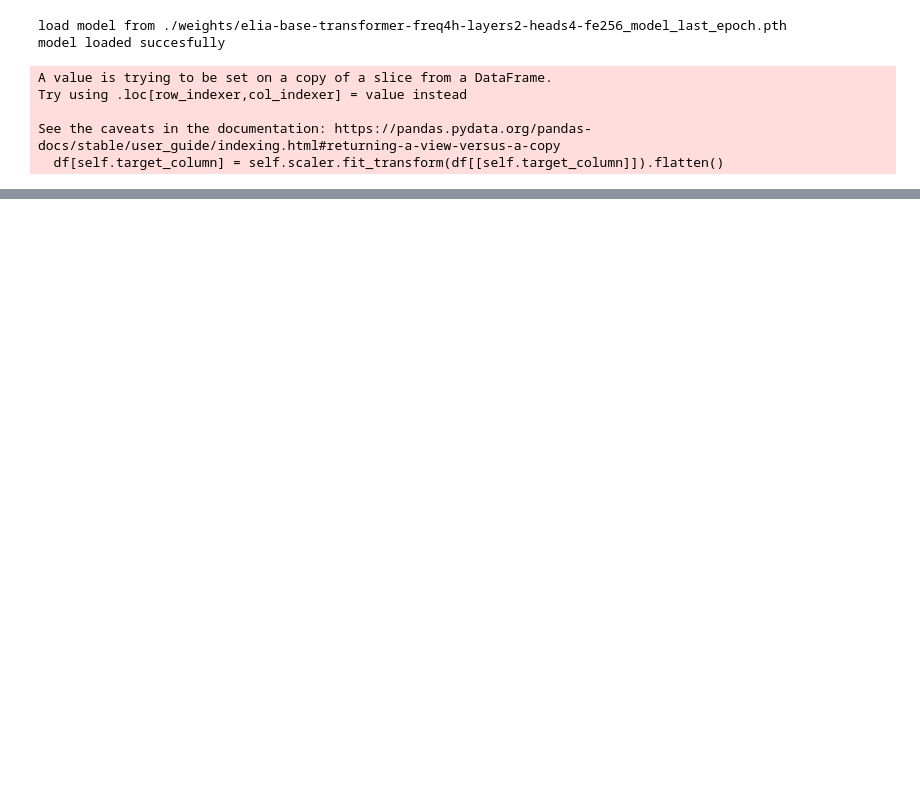
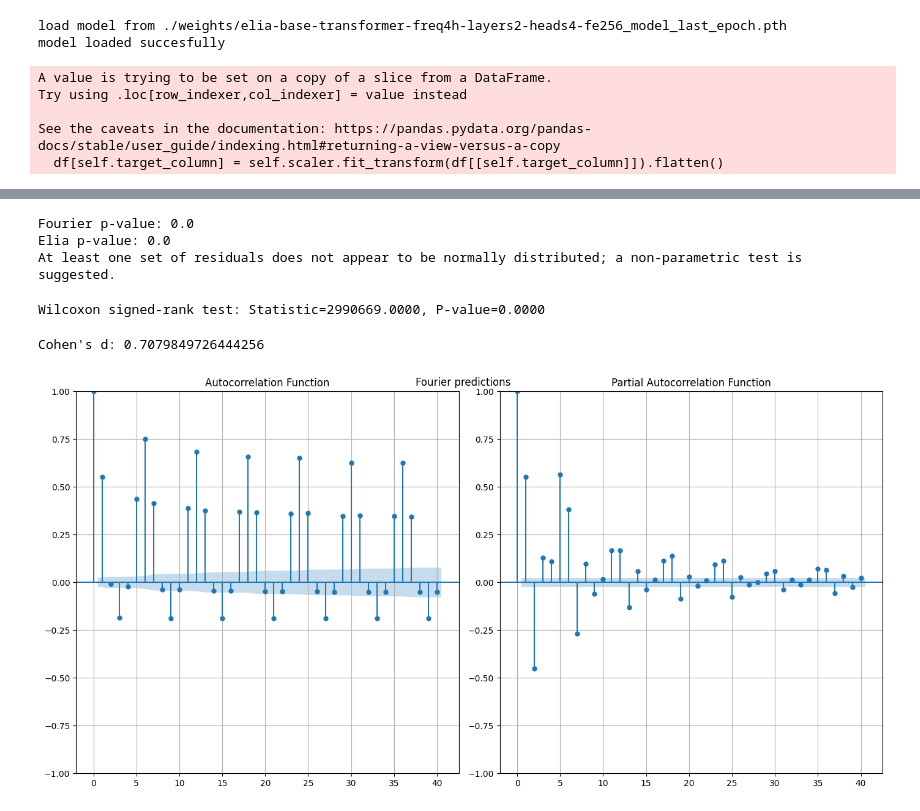
Before and after one commit to avhou/dne, a Jupyter notebook: code/elia_predictions_vs_timeseries_transformer.ipynb, the cells around one changed output, grey strips where cells are left out. Drawn from its saved outputs; the diff is of its cells as text; code cells hidden in the pictures; blank space fills up the shorter version.

Commit message:
Add stats

```diff
--- a/code/elia_predictions_vs_timeseries_transformer.ipynb
+++ b/code/elia_predictions_vs_timeseries_transformer.ipynb
@@ -20,7 +20,8 @@ from building_blocks import *
 # This is used to plot the graph for {PREDICT_N_STEPS} steps because the full test set is to large to make plots
 PREDICT_N_STEPS = 150
 
-device = "cuda" if torch.cuda.is_available() else "cpu"
+#device = "cuda" if torch.cuda.is_available() else "cpu"
+device = "cpu"
 frequencies = ["4h"]
 layers = [2]
 heads = [4]
@@ -102,0 +103,25 @@ test_df.head()
+# %%
+from scipy.stats import shapiro, wilcoxon
+
+test_df['residuals_fourier'] = test_df['Corrected Upscaled Measurement [MW]'] - test_df['predictions']
+test_df['residuals_elia'] = test_df['Corrected Upscaled Measurement [MW]'] - test_df['Most recent forecast [MW]']
+
+stat_model_fourier, p_model_fourier = shapiro(test_df['residuals_fourier'])
+stat_model_elia, p_model_elia = shapiro(test_df['residuals_elia'])
+
+print(f"Fourier p-value: {p_model_fourier}\nElia p-value: {p_model_elia}")
+
+if p_model_fourier > 0.05 and p_model_elia > 0.05:
+    print("Both sets of residuals appear to be normally distributed; suitable for parametric test.")
+else:
+    print("At least one set of residuals does not appear to be normally distributed; a non-parametric test is suggested.")
+# %% [output]
+Fourier p-value: 0.0
+Elia p-value: 0.0
+At least one set of residuals does not appear to be normally distributed; a non-parametric test is suggested.
+# %%
+# Wilcoxon signed-rank test for non-normally distributed residuals
+w_stat, w_p_value = wilcoxon(test_df['residuals_fourier'], test_df['residuals_elia'])
+print(f'Wilcoxon signed-rank test: Statistic={w_stat:.4f}, P-value={w_p_value:.4f}')
+# %% [output]
+Wilcoxon signed-rank test: Statistic=2990669.0000, P-value=0.0000
@@ -102,0 +144,23 @@ test_df.head()
+# %%
+effect_size = cohen_d(test_df['residuals_fourier'], test_df['residuals_elia'])
+print("Cohen's d:", effect_size)
+# %% [output]
+Cohen's d: 0.7079849726444256
+# %%
+from statsmodels.graphics.tsaplots import plot_acf, plot_pacf
+
+plt.figure(figsize=(14, 7))
+plt.subplot(121)
+plot_acf(test_df['residuals_fourier'], ax=plt.gca(), lags=40, title='Autocorrelation Function')
+plt.grid(True)
+
+# Plot PACF
+plt.subplot(122)
+plot_pacf(test_df['residuals_fourier'], ax=plt.gca(), lags=40, title='Partial Autocorrelation Function')
+plt.grid(True)
+
+plt.tight_layout()
+plt.suptitle('Fourier predictions')
+plt.show()
+# %% [output]
+[figure, added]
```
Also changed, not shown: parts of 4 cells of this notebook.
